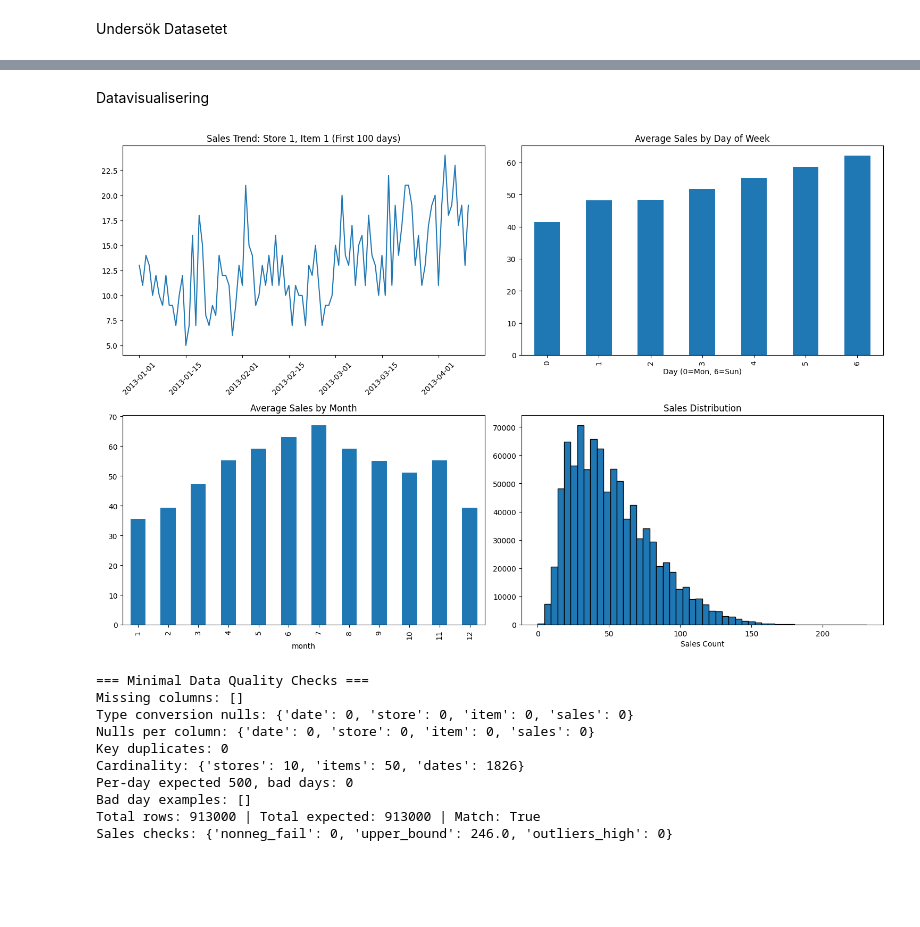
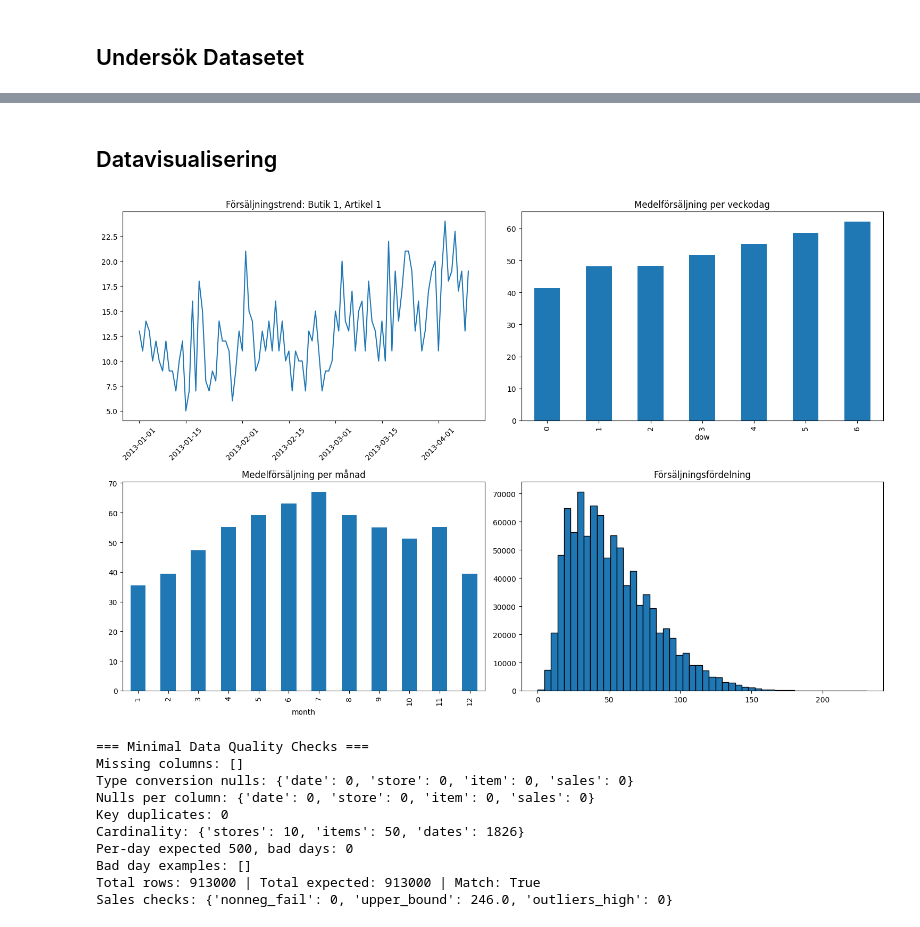
Before and after one commit to AM10101010/ml-project-projekt-steg-2, a Jupyter notebook: project_ml_part_2.ipynb, the cells around one changed output, grey strips where cells are left out. Drawn from its saved outputs; the diff is of its cells as text; code cells hidden in the pictures; blank space fills up the shorter version.

Commit message:
chore: add comments to data visualization code

```diff
--- a/project_ml_part_2.ipynb
+++ b/project_ml_part_2.ipynb
@@ -1,5 +1,5 @@
 # %% [markdown]
-Undersök Datasetet
+## Undersök Datasetet
 # %%
 import pandas as pd
 
@@ -35,38 +35,35 @@ sales: int64, 213 unika värden
 Dubblikater i Data: 0
 Missing value detection: 0
 # %% [markdown]
-Datavisualisering
+## Datavisualisering
 # %%
 import matplotlib.pyplot as plt
 import seaborn as sns
 
-# Visualize sales patterns
 fig, axes = plt.subplots(2, 2, figsize=(15, 10))
 
-# Sales over time for one store-item pair
+# Exempel: försäljning över tid
 sample = df[(df['store'] == 1) & (df['item'] == 1)].head(100)
 axes[0, 0].plot(sample['date'], sample['sales'])
-axes[0, 0].set_title('Sales Trend: Store 1, Item 1 (First 100 days)')
+axes[0, 0].set_title('Försäljningstrend: Butik 1, Artikel 1')
 axes[0, 0].tick_params(axis='x', rotation=45)
 
-# Day of week patterns (all data)
+# Medelvärde per veckodag
 df.groupby('dow')['sales'].mean().plot(kind='bar', ax=axes[0, 1])
-axes[0, 1].set_title('Average Sales by Day of Week')
-axes[0, 1].set_xlabel('Day (0=Mon, 6=Sun)')
+axes[0, 1].set_title('Medelförsäljning per veckodag')
 
-# Month patterns
+# Medelvärde per månad
 df.groupby('month')['sales'].mean().plot(kind='bar', ax=axes[1, 0])
-axes[1, 0].set_title('Average Sales by Month')
+axes[1, 0].set_title('Medelförsäljning per månad')
 
-# Sales distribution
+# Fördelning av försäljning
 axes[1, 1].hist(df['sales'], bins=50, edgecolor='black')
-axes[1, 1].set_title('Sales Distribution')
-axes[1, 1].set_xlabel('Sales Count')
+axes[1, 1].set_title('Försäljningsfördelning')
 
 plt.tight_layout()
 plt.show()
 # %% [output]
-[figure, old version]
+[figure, new version]
 # %%
 # Kör minimala datakontroller
 import pandas as pd
```
